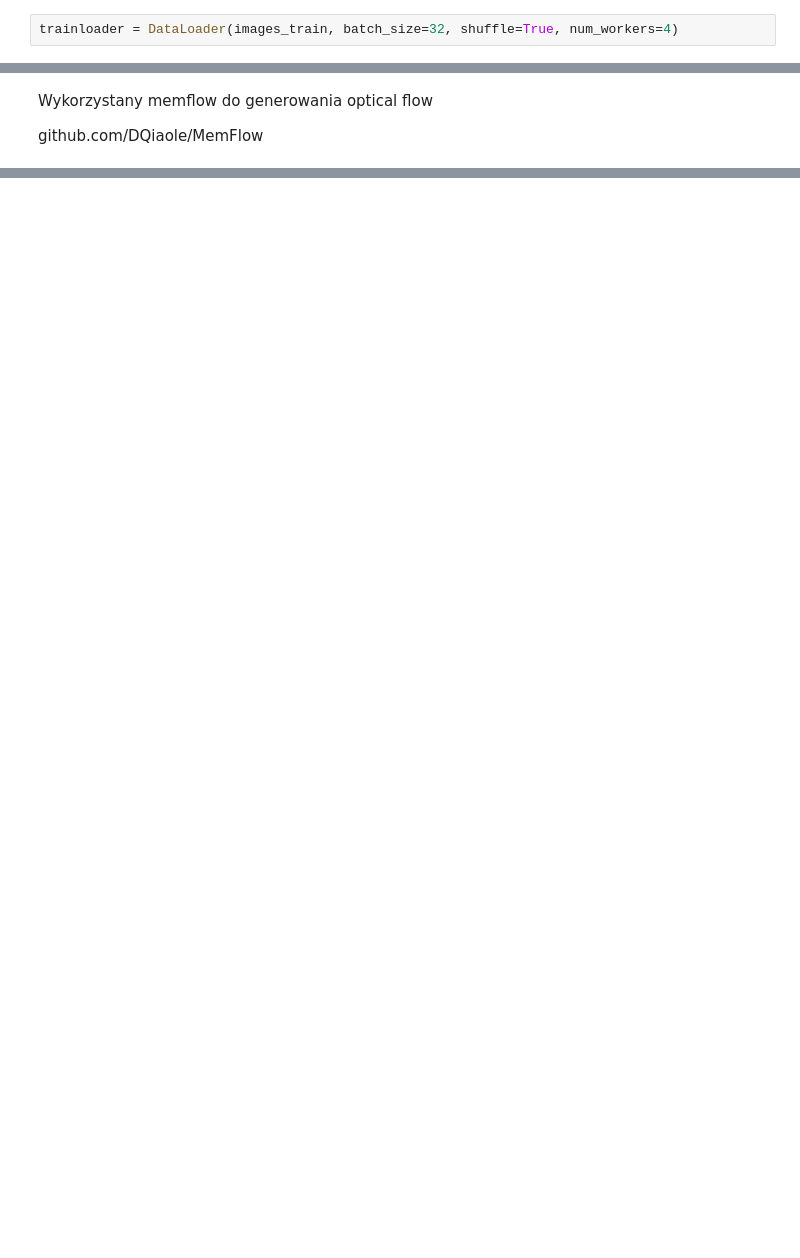
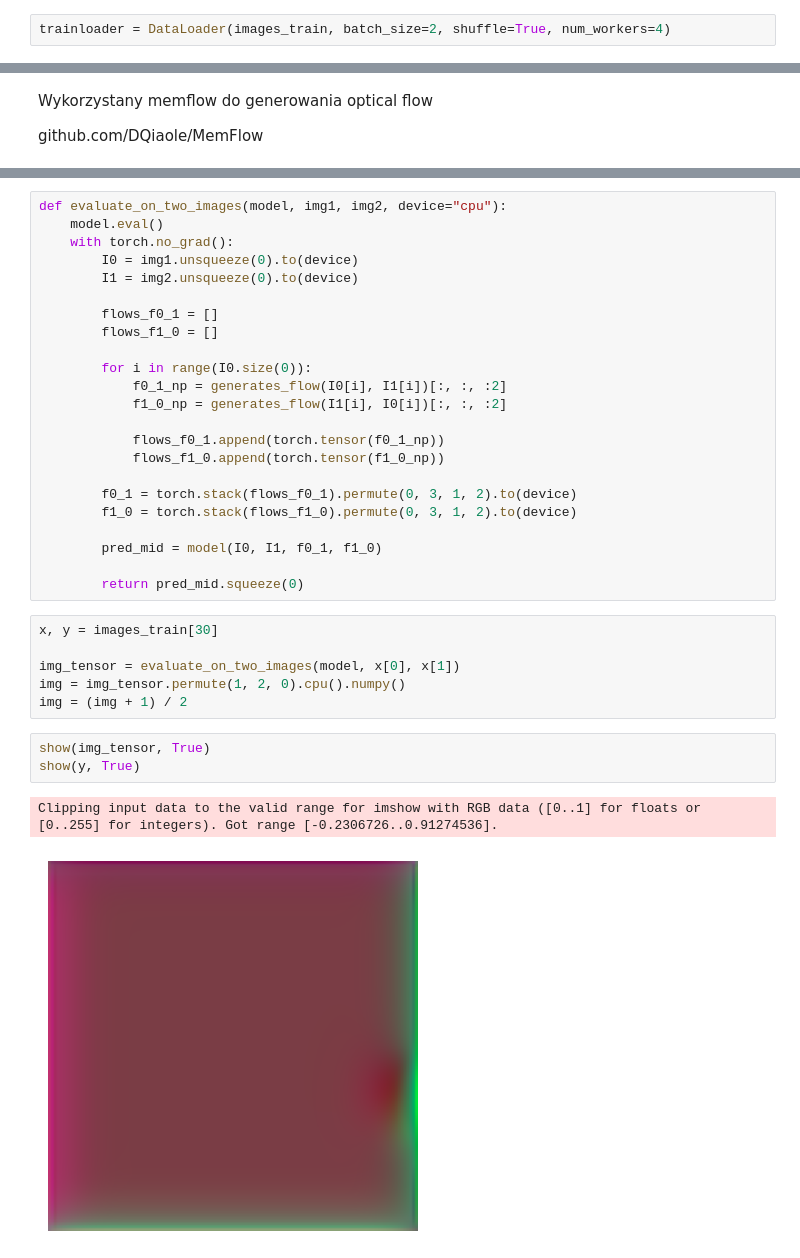
Before and after one commit to twezowic/SIGK, a Jupyter notebook: lab5/note.ipynb, the cells around one changed output, grey strips where cells are left out. Cells and saved outputs as stored; diff of their text form; blank space fills up the shorter version.

Commit message:
Temporary use theirs model.

```diff
--- a/lab5/note.ipynb
+++ b/lab5/note.ipynb
@@ -51,5 +52,5 @@ class FrameInterpolationDataset(Dataset):
 # %%
 images_train = FrameInterpolationDataset("./atd_12k/datasets/train_128px", transform=transform)
 # %%
-trainloader = DataLoader(images_train, batch_size=32, shuffle=True, num_workers=4)
+trainloader = DataLoader(images_train, batch_size=2, shuffle=True, num_workers=4)
 # %%
@@ -129,0 +313,35 @@ MemFlowNet_skflow
+# %%
+def evaluate_on_two_images(model, img1, img2, device="cpu"):
+    model.eval()
+    with torch.no_grad():
+        I0 = img1.unsqueeze(0).to(device)
+        I1 = img2.unsqueeze(0).to(device)
+
+        flows_f0_1 = []
+        flows_f1_0 = []
+
+        for i in range(I0.size(0)):
+            f0_1_np = generates_flow(I0[i], I1[i])[:, :, :2]
+            f1_0_np = generates_flow(I1[i], I0[i])[:, :, :2]
+
+            flows_f0_1.append(torch.tensor(f0_1_np))
+            flows_f1_0.append(torch.tensor(f1_0_np))
+
+        f0_1 = torch.stack(flows_f0_1).permute(0, 3, 1, 2).to(device)
+        f1_0 = torch.stack(flows_f1_0).permute(0, 3, 1, 2).to(device)
+
+        pred_mid = model(I0, I1, f0_1, f1_0)
+
+        return pred_mid.squeeze(0)
+# %%
+x, y = images_train[30]
+
+img_tensor = evaluate_on_two_images(model, x[0], x[1])
+img = img_tensor.permute(1, 2, 0).cpu().numpy()
+img = (img + 1) / 2
+# %%
+show(img_tensor, True)
+show(y, True)
+# %% [output]
+Clipping input data to the valid range for imshow with RGB data ([0..1] for floats or [0..255] for integers). Got range [-0.2306726..0.91274536].
+[figure, added]
```
Also changed, not shown: parts of 12 cells of this notebook, 5 other files.
